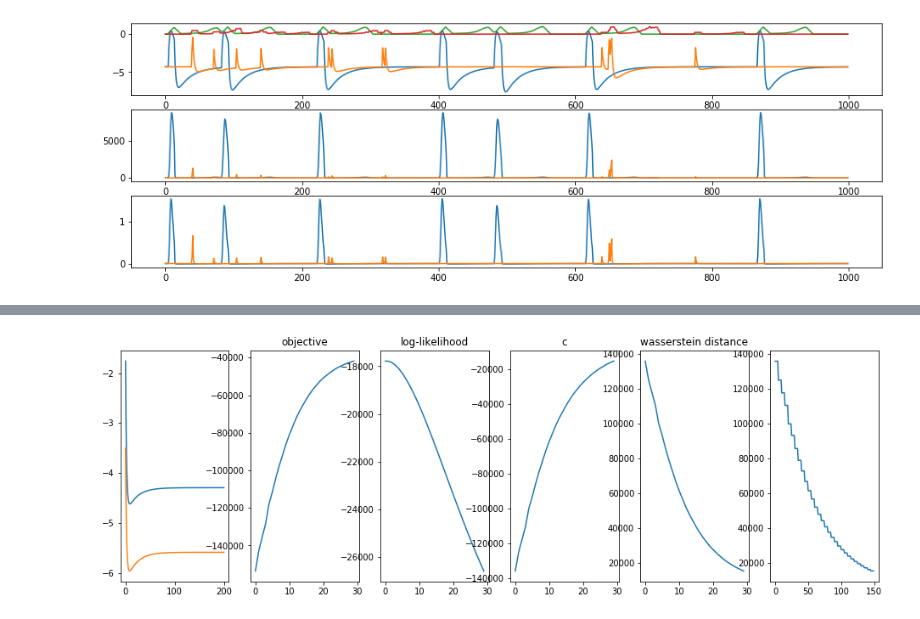
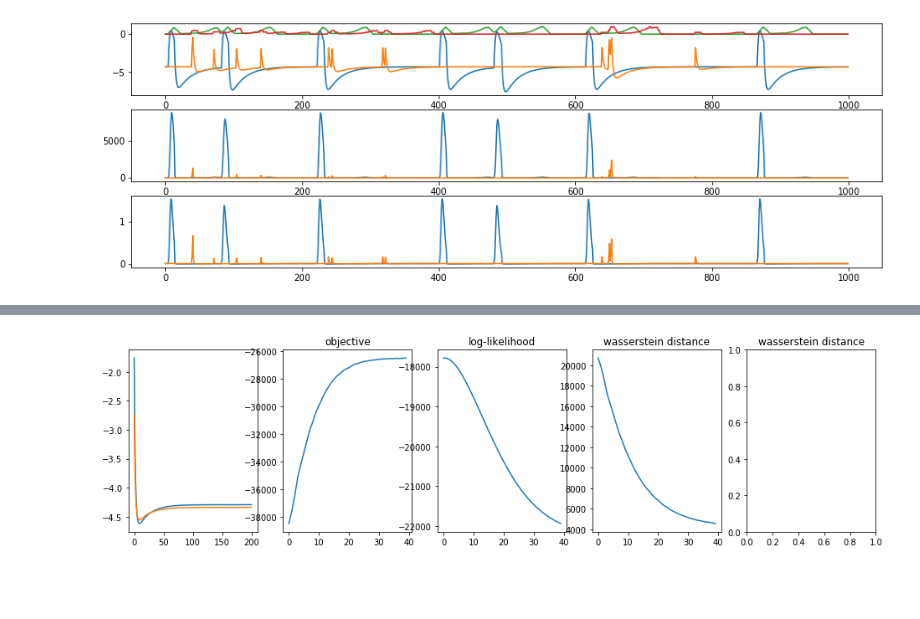
Before and after one commit to diegoarri91/mmd-glm, a Jupyter notebook: examples/wglm.ipynb, the cells around one changed output, grey strips where cells are left out. Drawn from its saved outputs; the diff is of its cells as text; code cells hidden in the pictures; blank space fills up the shorter version.

Commit message:
some correction of aglm

```diff
--- a/examples/wglm.ipynb
+++ b/examples/wglm.ipynb
@@ -39,16 +39,16 @@ tbins = np.arange(0, 75, 2.5)
 # critic = Critic(u_spk_kernel=u_spk_kernel)
 
 # # clip_theta = 2e2 # soft correction
-# clip_theta = 10e2 # soft correction
-# critic = Critic(u_kernel=None, beta=np.array([1e-4]), features=['r_spk'])
+clip_theta = 10e2 # soft correction
+critic = Critic(u_kernel=None, beta=np.array([1e-4]), features=['r_spk'])
 
 # clip_theta = 10e2
 # r_kernel = KernelRect(tbins, np.ones(len(tbins) - 1) * clip_theta * 1e-1)
 # critic = Critic(r_kernel=r_kernel)
 
-clip_theta = 10e2
-r_spk_kernel = KernelRect(tbins, np.ones(len(tbins) - 1) * clip_theta * 1e-1)
-critic = Critic(r_spk_kernel=r_spk_kernel)
+# clip_theta = 10e2
+# r_spk_kernel = KernelRect(tbins, np.ones(len(tbins) - 1) * clip_theta * 1e-1)
+# critic = Critic(r_spk_kernel=r_spk_kernel)
 
 newton_kwargs_critic = dict(max_iterations=200, learning_rate=1e0, use_hessian=False, clip_theta=clip_theta)
 optimizer = critic.fit(t, mask_spikes, u, r, y, u0=u0_ml, newton_kwargs=newton_kwargs_critic, verbose=True)
@@ -58,7 +58,7 @@ fig, (ax0, ax1, ax2, ax3, ax4) = plt.subplots(figsize=(16, 5), ncols=5)
 # critic.u_kernel.plot(ax=ax0, invert_values=False)
 # critic.u_spk_kernel.plot(ax=ax0, invert_values=False)
 # critic.r_kernel.plot(ax=ax0, invert_values=False)
-critic.r_spk_kernel.plot(ax=ax0, invert_values=False)
+# critic.r_spk_kernel.plot(ax=ax0, invert_values=False)
 print(critic.beta)
 ax1.plot(optimizer.obj_iterations)
 # ax2.plot(optimizer.obj_iterations - optimizer.metrics_iterations['c_w_distance'])
@@ -108,7 +110,7 @@ wglm = WGLM(u0=u0_ml, eta=eta_ml.copy(), critic=critic.copy())
 
 newton_kwargs_critic = dict(max_iterations=20, learning_rate=1e0, use_hessian=False, warm_up_iterations=3,
                             clip_theta=clip_theta)
-newton_kwargs = dict(max_iterations=30, learning_rate=1e-1, use_hessian=True, stop_cond=1e-12)
+newton_kwargs = dict(max_iterations=40, learning_rate=1e-1, use_hessian=True, stop_cond=1e-12)
 optimizer = wglm.fit(t, mask_spikes, newton_kwargs=newton_kwargs, verbose=True, n_samples_fr=200,
             newton_kwargs_critic=newton_kwargs_critic)
 
@@ -116,7 +118,7 @@ stim_naive = np.zeros((len(t), 200))
 u_new_fr, r_new_fr, mask_spikes_new_fr = wglm.sample(t, shape=(100,))
 u_new_te, r_new_te = wglm.simulate_subthreshold(t, stim_naive, mask_spikes_te)
 
-fig, (ax0, ax1, ax2, ax3, ax4, ax5) = plt.subplots(figsize=(16, 5), ncols=6)
+fig, (ax0, ax1, ax2, ax3, ax4) = plt.subplots(figsize=(16, 4), ncols=5)
 # eta_ml.plot(ax=ax0, invert_values=True)
 # wglm.eta.plot(ax=ax0, invert_values=True)
 t_ = np.arange(eta_ml.support[0], eta_ml.support[1], .1)
@@ -126,13 +128,13 @@ ax0.plot(t_, a)
 ax0.plot(t_, b)
 ax1.plot(optimizer.obj_iterations)
 ax2.plot(optimizer.obj_iterations - optimizer.metrics_iterations['c_w_distance'])
-ax3.plot(optimizer.metrics_iterations['c_w_distance'])
-ax4.plot(optimizer.metrics_iterations['w_distance'])
-ax5.plot(np.concatenate((optimizer.metrics_iterations['w_distance2'])))
+# ax3.plot(optimizer.metrics_iterations['c_w_distance'])
+ax3.plot(optimizer.metrics_iterations['w_distance'])
+# ax4.plot(np.concatenate((optimizer.metrics_iterations['w_distance2'])))
 
 ax1.set_title('objective')
 ax2.set_title('log-likelihood')
-ax3.set_title('c')
+ax3.set_title('wasserstein distance')
 ax4.set_title('wasserstein distance')
 
 if wglm.critic.u_kernel is not None:
@@ -147,4 +149,4 @@ Starting gradient ascent...
-[figure, old version]
+[figure, new version]
 # %%
 a = critic.transform(t, mask_spikes, u, r, u0=u0_ml)
 a_new_te = wglm.critic.transform(t, mask_spikes_te, u_new_te, r_new_te, u0=wglm.u0)
```
Also changed, not shown: parts of 5 cells of this notebook, 2 other files.
